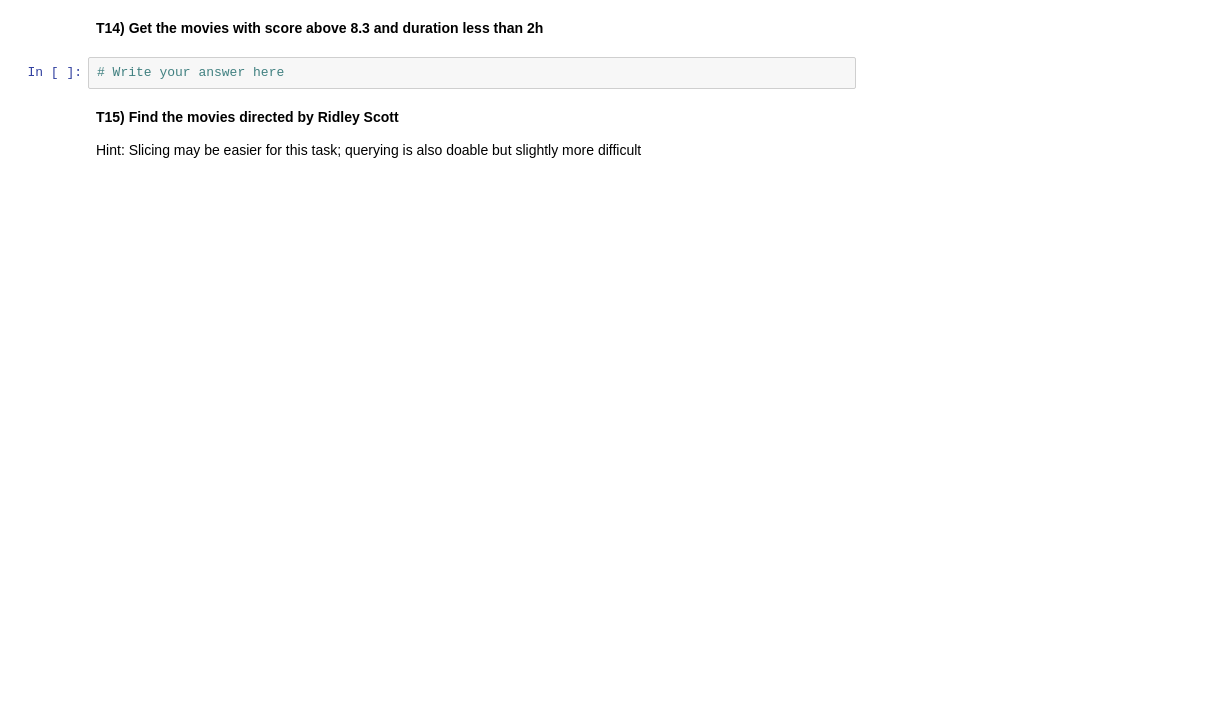
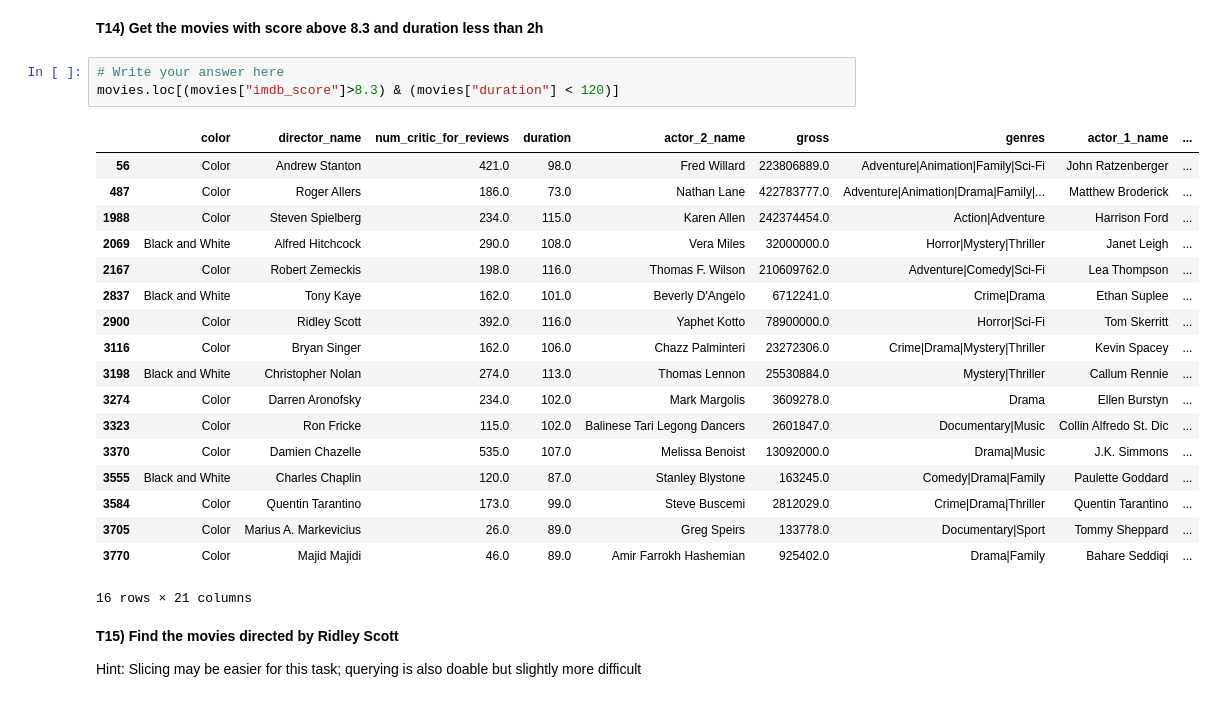
Before and after one commit to scxr/uni_work, a Jupyter notebook: dat1/week5/DAT1-Practical4-Questions.ipynb, the cells around one changed output. Drawn from its saved outputs; the diff is of its cells as text; blank space fills up the shorter version.

```diff
--- a/dat1/week5/DAT1-Practical4-Questions.ipynb
+++ b/dat1/week5/DAT1-Practical4-Questions.ipynb
@@ -104,6 +269,26 @@ movies = pd.read_csv(datasetName)
 **T14)  Get the movies with score above 8.3 and duration less than 2h**
 # %%
 # Write your answer here
+movies.loc[(movies["imdb_score"]>8.3) & (movies["duration"] < 120)]
+# %% [output]
+|  | color | director_name | num_critic_for_reviews | duration | actor_2_name | gross | genres | actor_1_name | ... |
+| 56 | Color | Andrew Stanton | 421.0 | 98.0 | Fred Willard | 223806889.0 | Adventure|Animation|Family|Sci-Fi | John Ratzenberger | ... |
+| 487 | Color | Roger Allers | 186.0 | 73.0 | Nathan Lane | 422783777.0 | Adventure|Animation|Drama|Family|... | Matthew Broderick | ... |
+| 1988 | Color | Steven Spielberg | 234.0 | 115.0 | Karen Allen | 242374454.0 | Action|Adventure | Harrison Ford | ... |
+| 2069 | Black and White | Alfred Hitchcock | 290.0 | 108.0 | Vera Miles | 32000000.0 | Horror|Mystery|Thriller | Janet Leigh | ... |
+| 2167 | Color | Robert Zemeckis | 198.0 | 116.0 | Thomas F. Wilson | 210609762.0 | Adventure|Comedy|Sci-Fi | Lea Thompson | ... |
+| 2837 | Black and White | Tony Kaye | 162.0 | 101.0 | Beverly D'Angelo | 6712241.0 | Crime|Drama | Ethan Suplee | ... |
+| 2900 | Color | Ridley Scott | 392.0 | 116.0 | Yaphet Kotto | 78900000.0 | Horror|Sci-Fi | Tom Skerritt | ... |
+| 3116 | Color | Bryan Singer | 162.0 | 106.0 | Chazz Palminteri | 23272306.0 | Crime|Drama|Mystery|Thriller | Kevin Spacey | ... |
+| 3198 | Black and White | Christopher Nolan | 274.0 | 113.0 | Thomas Lennon | 25530884.0 | Mystery|Thriller | Callum Rennie | ... |
+| 3274 | Color | Darren Aronofsky | 234.0 | 102.0 | Mark Margolis | 3609278.0 | Drama | Ellen Burstyn | ... |
+| 3323 | Color | Ron Fricke | 115.0 | 102.0 | Balinese Tari Legong Dancers | 2601847.0 | Documentary|Music | Collin Alfredo St. Dic | ... |
+| 3370 | Color | Damien Chazelle | 535.0 | 107.0 | Melissa Benoist | 13092000.0 | Drama|Music | J.K. Simmons | ... |
+| 3555 | Black and White | Charles Chaplin | 120.0 | 87.0 | Stanley Blystone | 163245.0 | Comedy|Drama|Family | Paulette Goddard | ... |
+| 3584 | Color | Quentin Tarantino | 173.0 | 99.0 | Steve Buscemi | 2812029.0 | Crime|Drama|Thriller | Quentin Tarantino | ... |
+| 3705 | Color | Marius A. Markevicius | 26.0 | 89.0 | Greg Speirs | 133778.0 | Documentary|Sport | Tommy Sheppard | ... |
+| 3770 | Color | Majid Majidi | 46.0 | 89.0 | Amir Farrokh Hashemian | 925402.0 | Drama|Family | Bahare Seddiqi | ... |
+16 rows × 21 columns
 # %% [markdown]
 **T15)  Find the movies directed by Ridley Scott**
 
```
Also changed, not shown: parts of 24 cells of this notebook, 14 other files.
